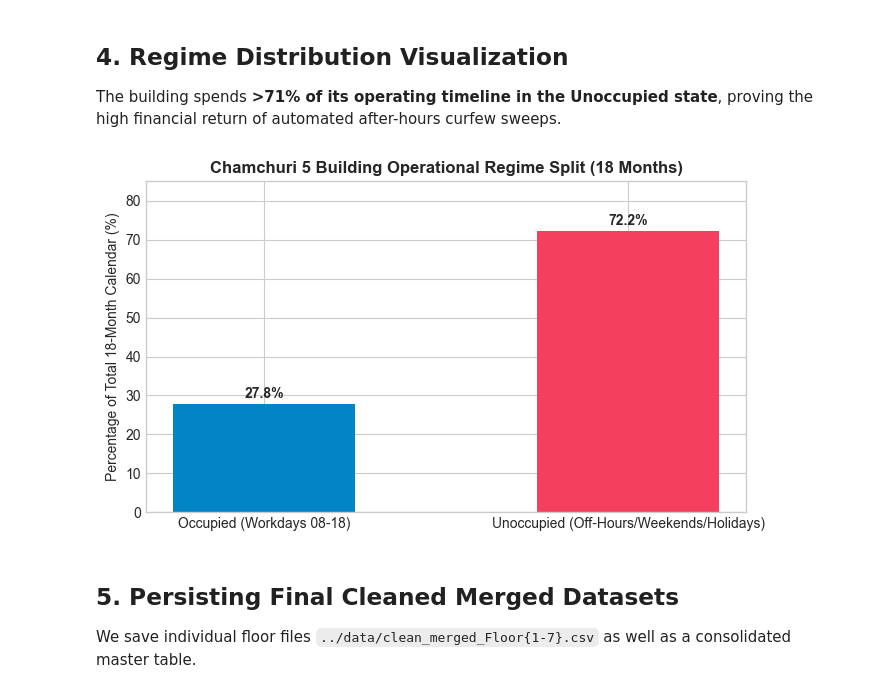
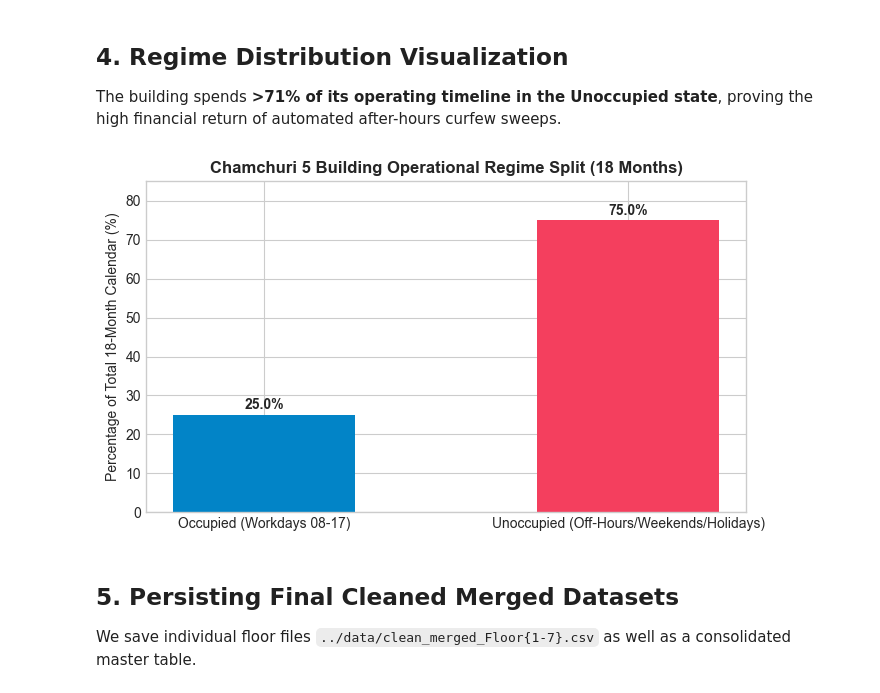
Before and after one commit to fcyap/IS4001-G1T4, a Jupyter notebook: notebooks/qn1d_schedule_merge.ipynb, the cells around one changed output. Cells and saved outputs as stored; diff of their text form; code cells hidden in the pictures.

```diff
--- a/notebooks/qn1d_schedule_merge.ipynb
+++ b/notebooks/qn1d_schedule_merge.ipynb
@@ -93,7 +93,7 @@ for floor_num in range(1, 8):
         (~df['Is_Weekend']) &
         (~df['Is_Holiday']) &
         (df['Hour'] >= 8) &
-        (df['Hour'] < 18)
+        (df['Hour'] < 17)
     )
     df['Is_Unoccupied'] = ~df['Is_Occupied']
 
@@ -136,24 +136,24 @@ The building spends **>71% of its operating timeline in the Unoccupied state**,
 # %%
 # ==============================================================================
 # 4. VISUALIZE OPERATIONAL REGIME SPLIT
 # ==============================================================================
 sample_floor = merged_floors['Floor1']
 occ_pct = sample_floor['Is_Occupied'].mean() * 100
 unocc_pct = sample_floor['Is_Unoccupied'].mean() * 100
 
 plt.figure(figsize=(7, 4))
-bars = plt.bar(['Occupied (Workdays 08-18)', 'Unoccupied (Off-Hours/Weekends/Holidays)'],
+bars = plt.bar(['Occupied (Workdays 08-17)', 'Unoccupied (Off-Hours/Weekends/Holidays)'],
                [occ_pct, unocc_pct], color=['#0284C7', '#F43F5E'], width=0.5)
 plt.ylabel('Percentage of Total 18-Month Calendar (%)')
 plt.title('Chamchuri 5 Building Operational Regime Split (18 Months)', fontweight='bold')
 for bar in bars:
     yval = bar.get_height()
     plt.text(bar.get_x() + bar.get_width()/2.0, yval + 1.5, f"{yval:.1f}%", ha='center', fontweight='bold')
 plt.ylim(0, 85)
 plt.tight_layout()
 plt.show()
 # %% [output]
-[figure, old version]
+[figure, new version]
 # %% [markdown]
 ## 5. Persisting Final Cleaned Merged Datasets
 We save individual floor files `../data/clean_merged_Floor{1-7}.csv` as well as a consolidated master table.
```
Also changed, not shown: parts of 2 cells of this notebook, 1 other file.
